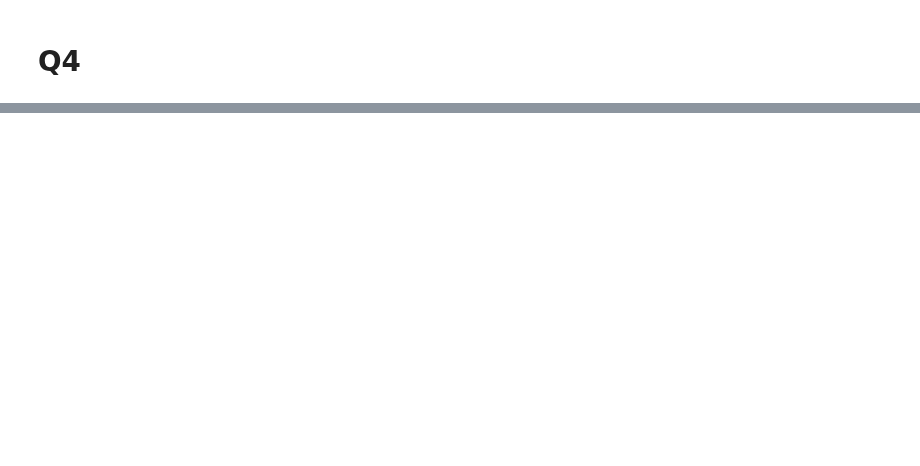
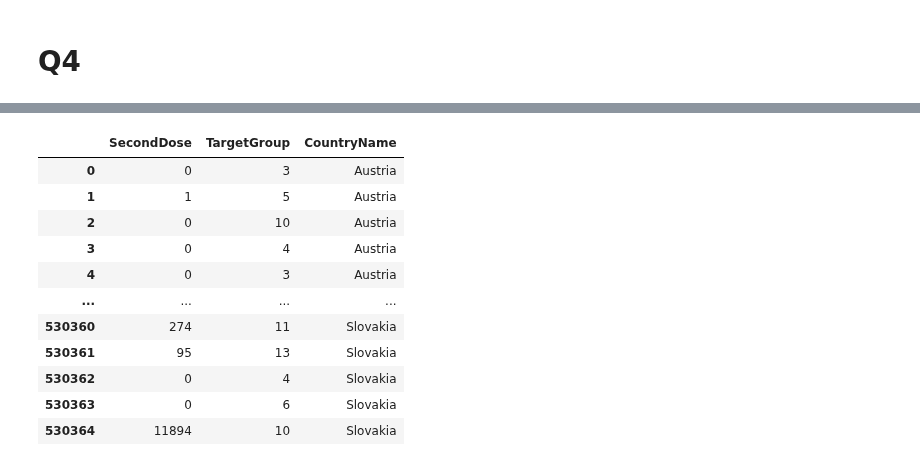
Before and after one commit to Klattraren/Intelligent-Data-Analysis-DV1597, a Jupyter notebook: assignment2.ipynb, the cells around one changed output, grey strips where cells are left out. Saved outputs shown, nothing was run; the diff lists cells and outputs as text; code cells hidden in the pictures; blank space fills up the shorter version.

```diff
--- a/assignment2.ipynb
+++ b/assignment2.ipynb
@@ -483,0 +532,99 @@ display(merged_df)
+# %%
+new_df = vaccination_df[['ReportingCountry', 'SecondDose', 'TargetGroup']]
+filtered_df = new_df[new_df['TargetGroup'].str.startswith('Age')]
+filtered_df = filtered_df[filtered_df['TargetGroup'] != 'AgeUNK']
+
+new_cases_df_names = new_cases_df[["geoId","countriesAndTerritories"]].drop_duplicates() #Gets all names for ReportingCountry tag
+# Merge the dataframes based on 'geoId' and 'ReportingCountry'
+merged_df = filtered_df.merge(new_cases_df_names,
+                                            left_on=['ReportingCountry'],
+                                            right_on=['geoId'],
+                                            how='inner')
+
+
+
+
+
+# vaccination_grouped_merged =  vaccination_grouped.merge(new_cases_df_names, left_on="ReportingCountry", right_on="geoId", how="inner").drop(columns=["geoId"])
+merged_df = merged_df.drop(columns=["geoId"])
+
+# Rename the TargetGroup column from result_df to MostReceivedTargetGroup
+merged_df.rename(columns={'countriesAndTerritories': 'CountryName'}, inplace=True)
+merged_df = merged_df.drop(columns=["ReportingCountry"])
+
+
+filtered_df = merged_df[merged_df['TargetGroup'] != 'ALL']
+
+
+# Get the unique values in the 'TargetGroup' column
+# target_group_values = filtered_df['TargetGroup'].unique()
+
+# # Print the unique values
+# for value in target_group_values:
+#     print(value)
+
+age_group_mapping = {
+    'Age0_4': 1,
+    'Age5_9': 2,
+    'Age10_14': 3,
+    'Age15_17': 4,
+    'Age<18': 5,
+    'Age18_24': 6,
+    'Age25_49': 7,
+    '1_Age<60': 8,
+    'Age50_59': 9,
+    'Age60_69': 10,
+    'Age70_79': 11,
+    '1_Age60+': 12,
+    'Age80+': 13
+}
+
+for key, value in age_group_mapping.items():
+    filtered_df.loc[filtered_df['TargetGroup'] == key, 'TargetGroup'] = value
+
+# Group the DataFrame by 'CountryName'
+grouped_df = filtered_df.groupby('CountryName')
+
+result = []
+display(filtered_df)
+
+for country, group in grouped_df:
+    # Calculate the sum of 'SecondDose' and 'TargetGroup' multiplied values
+    total_product = (group['SecondDose'] * group['TargetGroup']).sum()
+    second_dose_sum = group['SecondDose'].sum()
+
+    # Calculate the ratio
+    ratio = total_product / second_dose_sum
+
+    # Round the result
+    rounded_result = round(ratio)
+
+    # Replace rounded result with dictionary key
+    # age_group = next(key for key, value in age_group_mapping.items() if value == rounded_result)
+
+    # Add country and age group to the result list
+    result.append([country, rounded_result])
+
+
+sorted_list = sorted(result, key=lambda x: x[1], reverse=True)
+
+final_result = []
+
+for country, value in sorted_list:
+    age_group = next(key for key, val in age_group_mapping.items() if val == value)
+    final_result.append([country, age_group])
+
+print(final_result)
+# %% [output]
+|  | SecondDose | TargetGroup | CountryName |
+| 0 | 0 | 3 | Austria |
+| 1 | 1 | 5 | Austria |
+| 2 | 0 | 10 | Austria |
+| 3 | 0 | 4 | Austria |
+| 4 | 0 | 3 | Austria |
+| ... | ... | ... | ... |
+| 530360 | 274 | 11 | Slovakia |
+| 530361 | 95 | 13 | Slovakia |
+| 530362 | 0 | 4 | Slovakia |
+| 530363 | 0 | 6 | Slovakia |
+| 530364 | 11894 | 10 | Slovakia |
```
Also changed, not shown: parts of 5 cells of this notebook.
